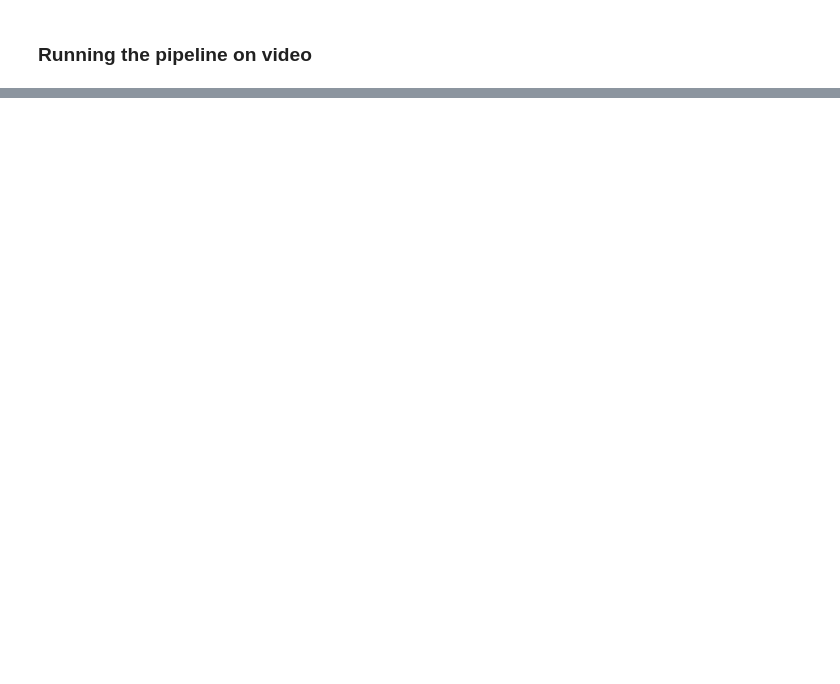
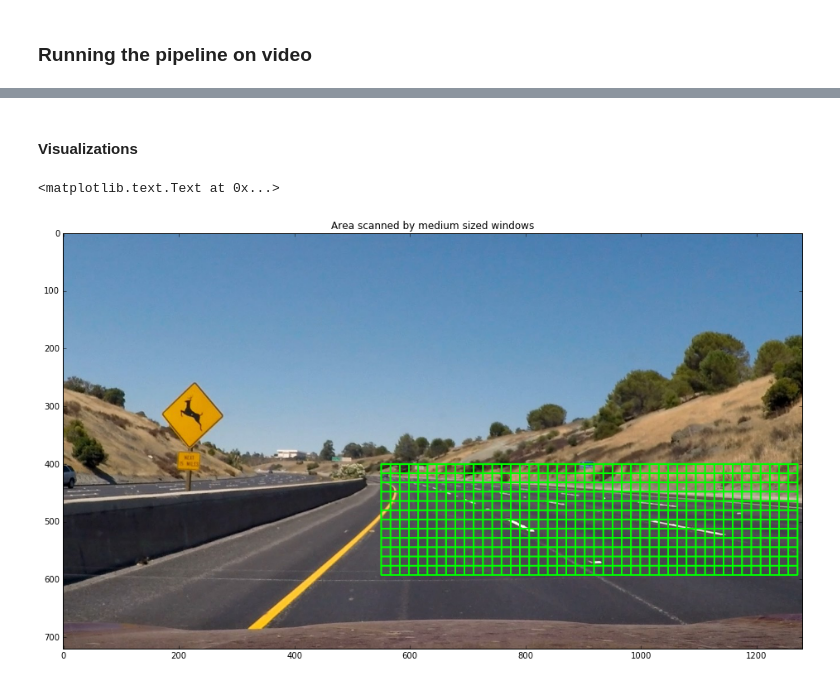
Before and after one commit to nikhil-sinnarkar/CarND-Vehicle-Detection-master, a Jupyter notebook: Notebook.ipynb, the cells around one changed output, grey strips where cells are left out. Drawn from its saved outputs; the diff is of its cells as text; code cells hidden in the pictures; blank space fills up the shorter version.

```diff
--- a/Notebook.ipynb
+++ b/Notebook.ipynb
@@ -454,0 +477,12 @@ Wall time: 2min 30s
+# %% [markdown]
+#### Visualizations
+# %%
+img = mpimg.imread('./test_images/test2.jpg')
+video_processor = VideoProcessor()
+img = video_processor.pipeline(img)
+f, ax1 = plt.subplots(1, 1, figsize=(16,9))
+ax1.imshow(img)
+ax1.set_title("Area scanned by medium sized windows")
+# %% [output]
+<matplotlib.text.Text at 0x...>
+[figure, added]
```
Also changed, not shown: parts of 13 cells of this notebook.
